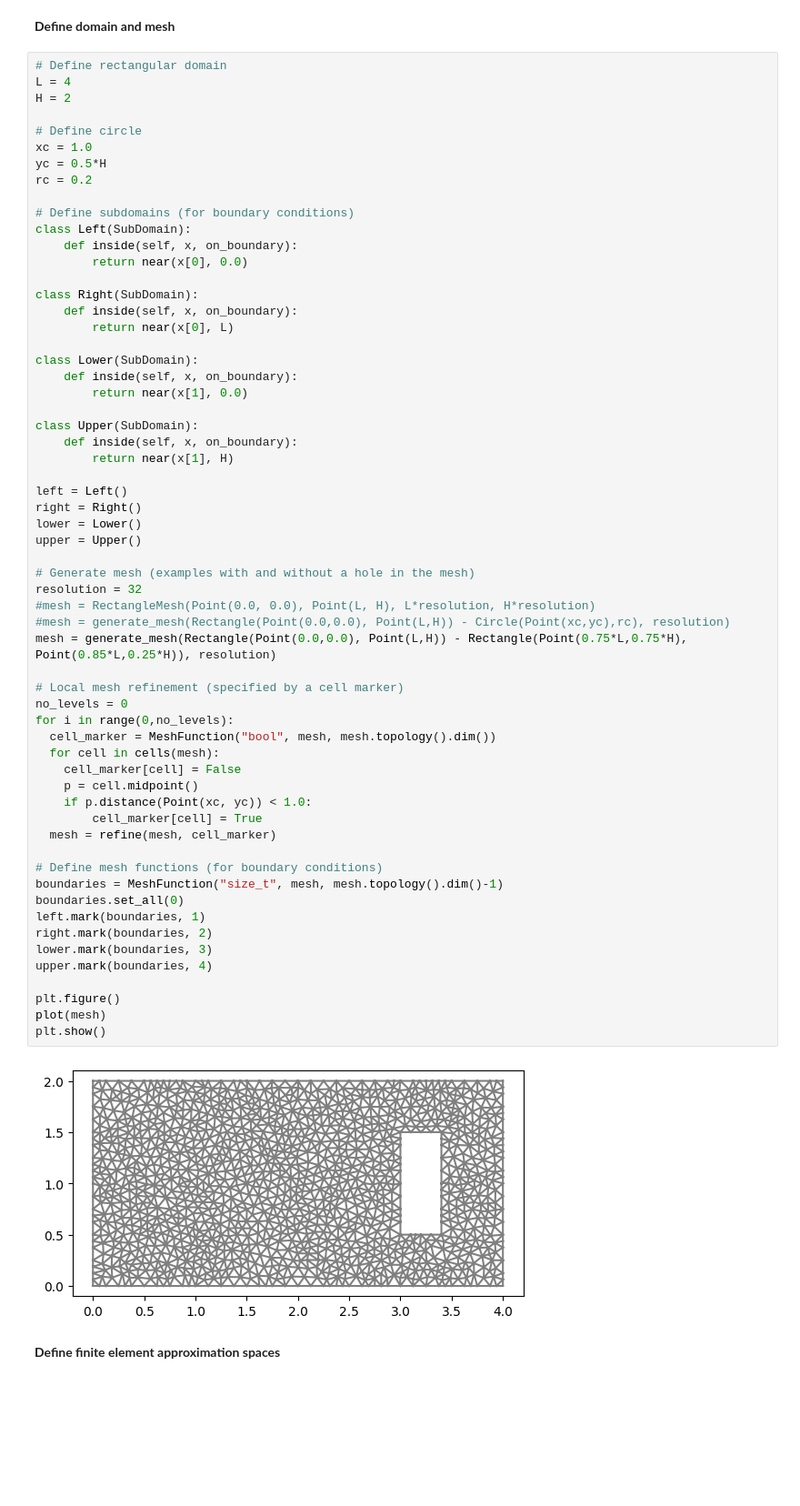
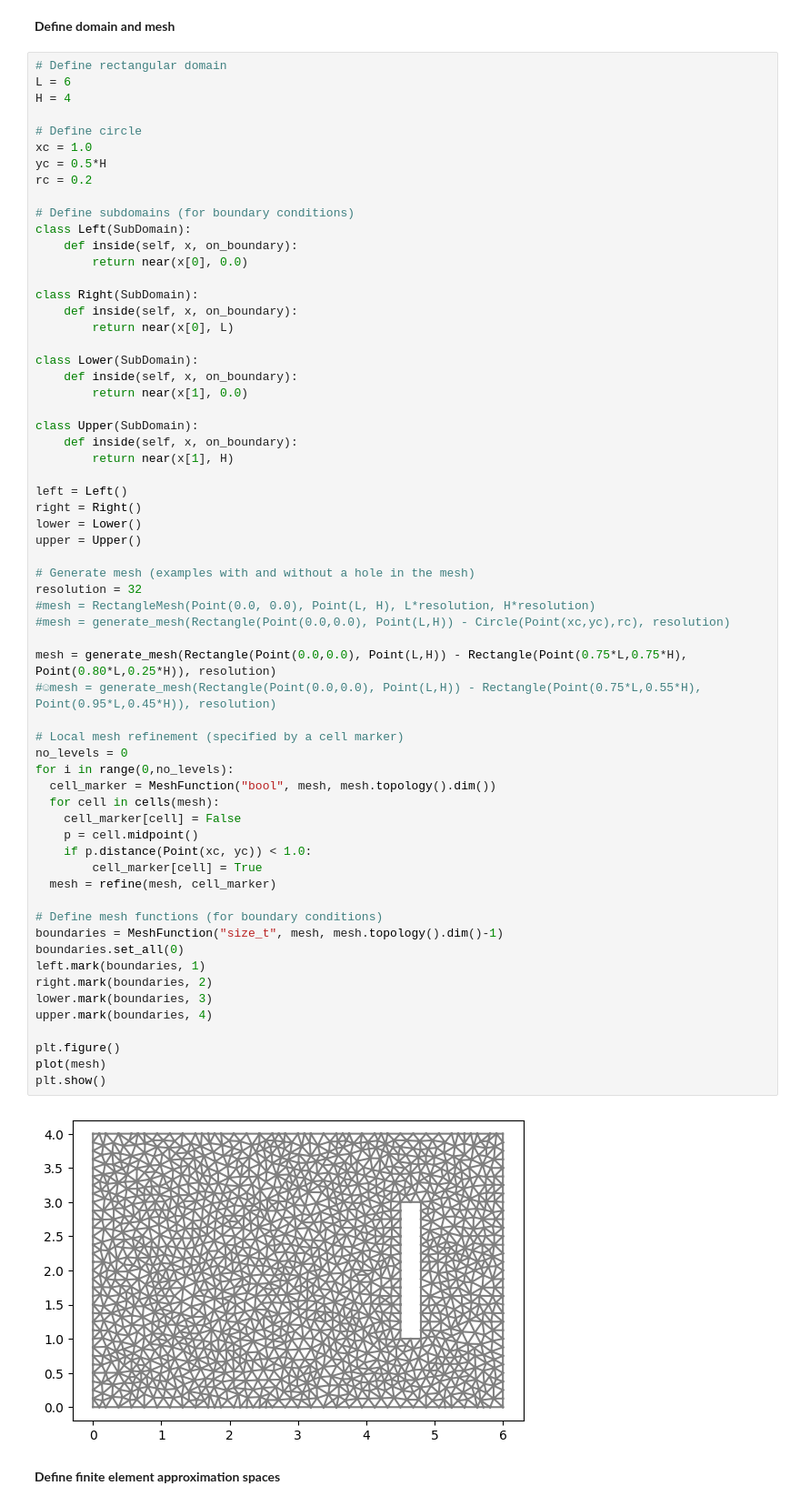
Before and after one commit to katty-anay/Fluid_mechanics_, a Jupyter notebook: Shallow-Water-Equations.ipynb, the cells around one changed output. Shown at 91% size. Cells and saved outputs as stored; diff of their text form; blank space fills up the shorter version.

```diff
--- a/Shallow-Water-Equations.ipynb
+++ b/Shallow-Water-Equations.ipynb
@@ -89,8 +71,8 @@ for all test functions $(v,q) \in \hat V\times \hat Q$, where $SD(u,w;v,q)$ is a
 **Define domain and mesh**
 # %%
 # Define rectangular domain
-L = 4
-H = 2
+L = 6
+H = 4
 
 # Define circle
 xc = 1.0
@@ -120,35 +102,37 @@ lower = Lower()
 upper = Upper()
 
 # Generate mesh (examples with and without a hole in the mesh)
 resolution = 32
 #mesh = RectangleMesh(Point(0.0, 0.0), Point(L, H), L*resolution, H*resolution)
 #mesh = generate_mesh(Rectangle(Point(0.0,0.0), Point(L,H)) - Circle(Point(xc,yc),rc), resolution)
-mesh = generate_mesh(Rectangle(Point(0.0,0.0), Point(L,H)) - Rectangle(Point(0.75*L,0.75*H), Point(0.85*L,0.25*H)), resolution)
+
+mesh = generate_mesh(Rectangle(Point(0.0,0.0), Point(L,H)) - Rectangle(Point(0.75*L,0.75*H), Point(0.80*L,0.25*H)), resolution)
+#☺mesh = generate_mesh(Rectangle(Point(0.0,0.0), Point(L,H)) - Rectangle(Point(0.75*L,0.55*H), Point(0.95*L,0.45*H)), resolution)
 
 # Local mesh refinement (specified by a cell marker)
 no_levels = 0
 for i in range(0,no_levels):
   cell_marker = MeshFunction("bool", mesh, mesh.topology().dim())
   for cell in cells(mesh):
     cell_marker[cell] = False
     p = cell.midpoint()
     if p.distance(Point(xc, yc)) < 1.0:
         cell_marker[cell] = True
   mesh = refine(mesh, cell_marker)
 
 # Define mesh functions (for boundary conditions)
 boundaries = MeshFunction("size_t", mesh, mesh.topology().dim()-1)
 boundaries.set_all(0)
 left.mark(boundaries, 1)
 right.mark(boundaries, 2)
 lower.mark(boundaries, 3)
 upper.mark(boundaries, 4)
 
 plt.figure()
 plot(mesh)
 plt.show()
 # %% [output]
-[figure, old version]
+[figure, new version]
 # %% [markdown]
 **Define finite element approximation spaces**
 # %%
```
Also changed, not shown: parts of 5 cells of this notebook.
